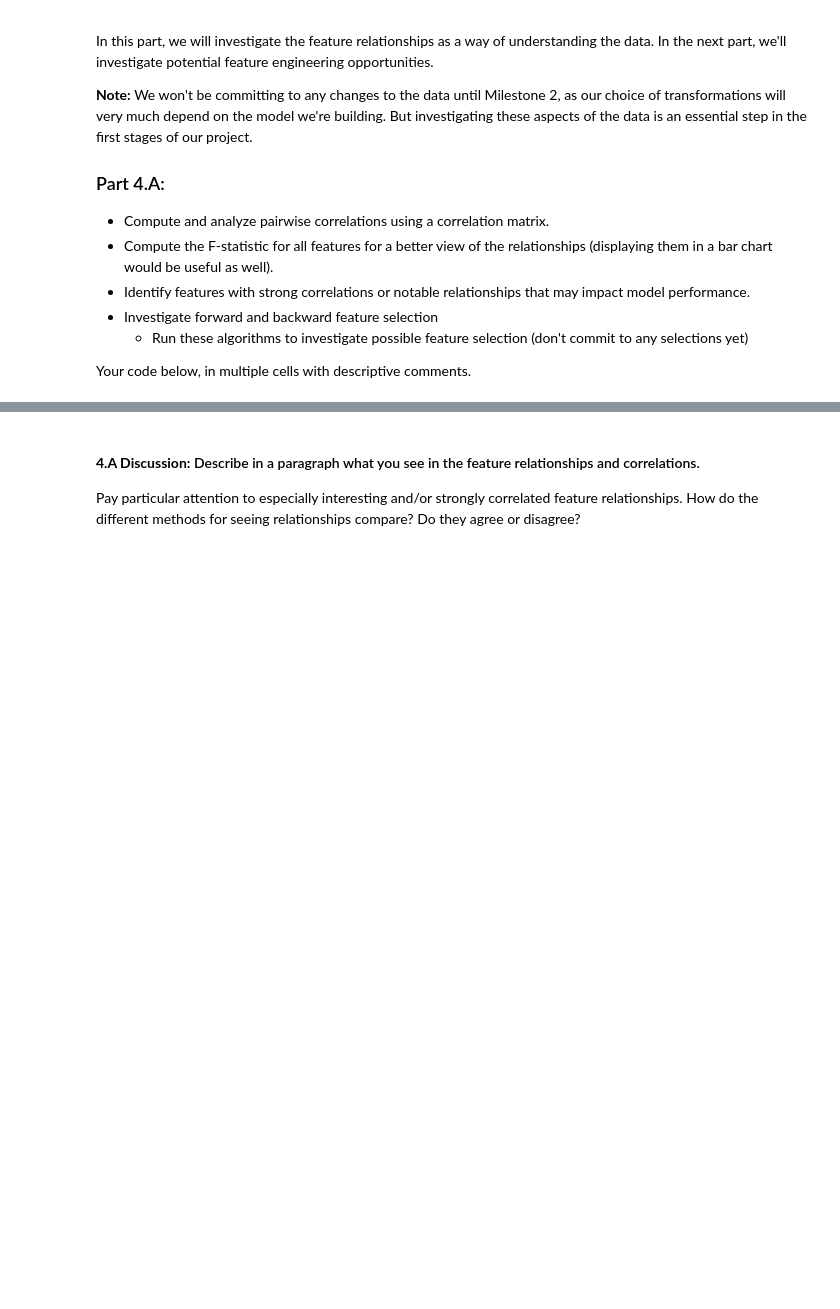
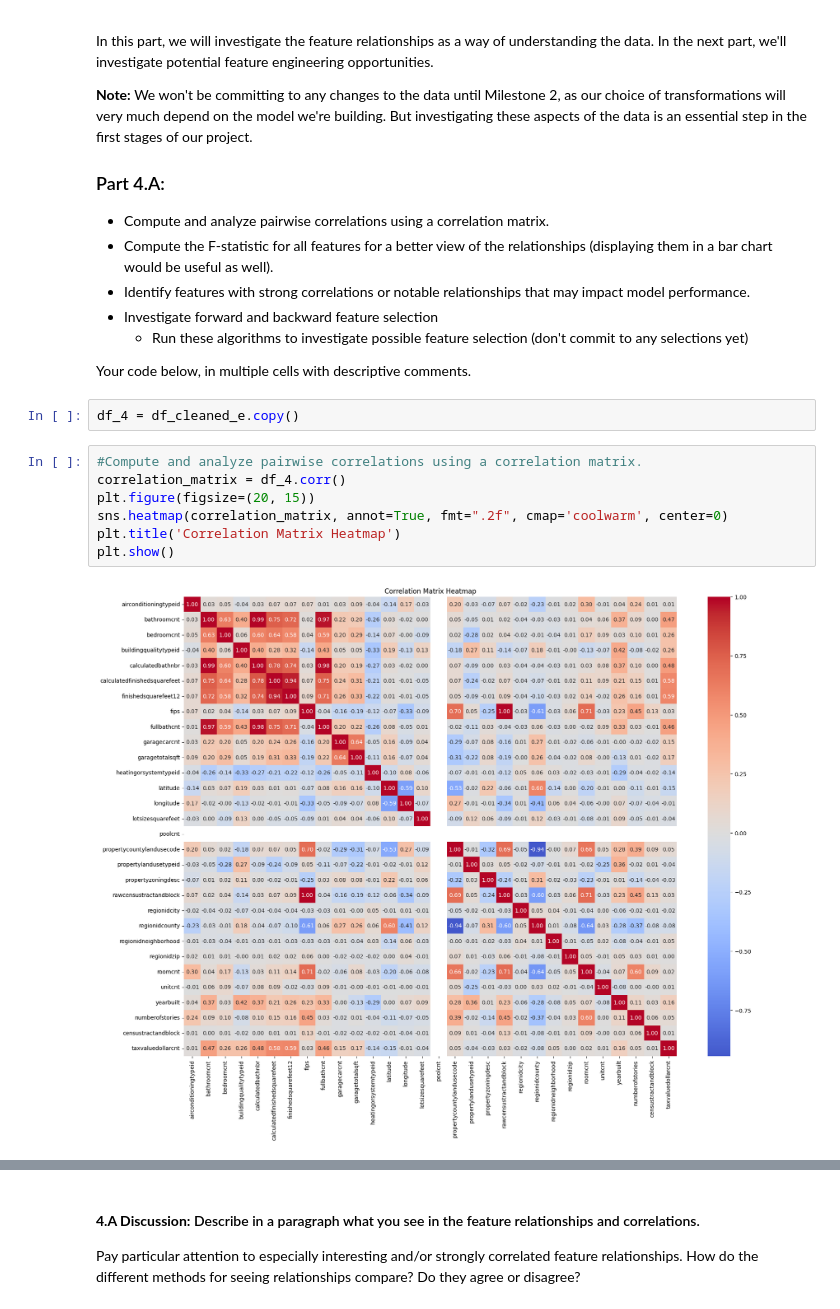
Before and after one commit to DaveD-BU/DS_603_Team_17, a Jupyter notebook: Milestone_01.ipynb, the cells around one changed output, grey strips where cells are left out. Saved outputs shown, nothing was run; the diff lists cells and outputs as text; blank space fills up the shorter version.

```diff
--- a/Milestone_01.ipynb
+++ b/Milestone_01.ipynb
@@ -493,3 +494,14 @@ In this part, we will investigate the feature relationships as a way of understa
         - Run these algorithms to investigate possible feature selection (don't commit to any selections yet)
 
 Your code below, in multiple cells with descriptive comments.
+# %%
+df_4 = df_cleaned_e.copy()
+# %%
+#Compute and analyze pairwise correlations using a correlation matrix.
+correlation_matrix = df_4.corr()
+plt.figure(figsize=(20, 15))
+sns.heatmap(correlation_matrix, annot=True, fmt=".2f", cmap='coolwarm', center=0)
+plt.title('Correlation Matrix Heatmap')
+plt.show()
+# %% [output]
+[figure, added]
```
Also changed, not shown: parts of 19 cells of this notebook, 3 other files.
